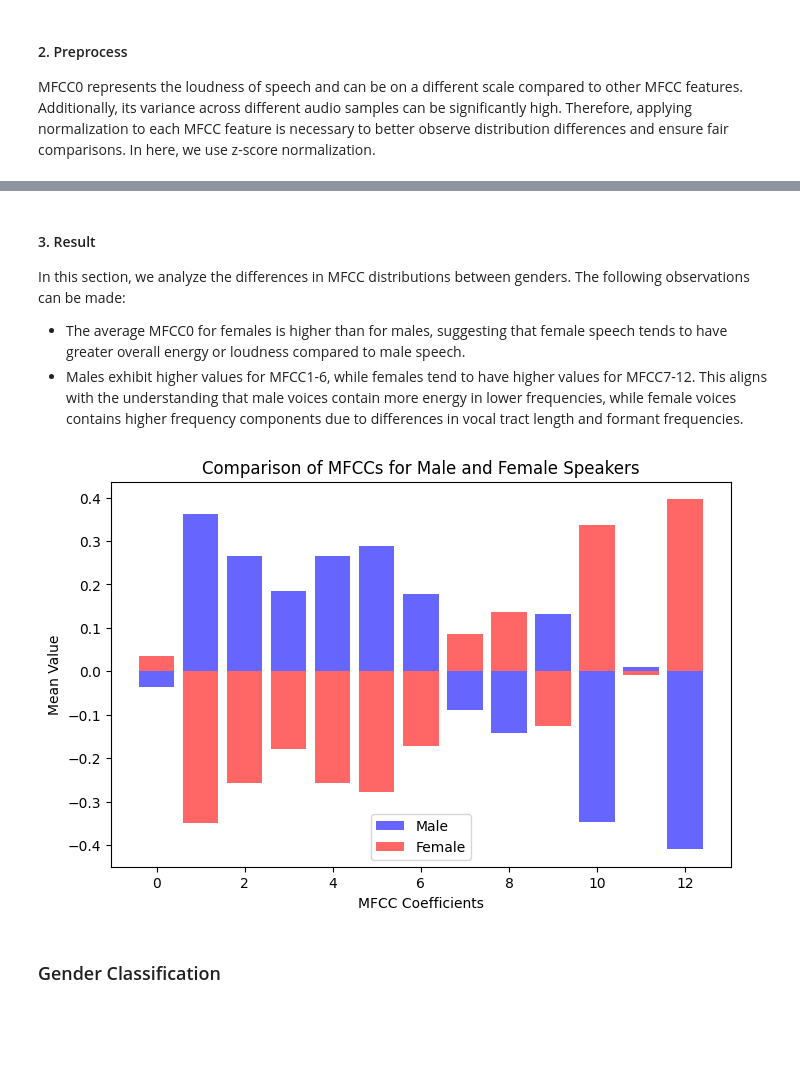
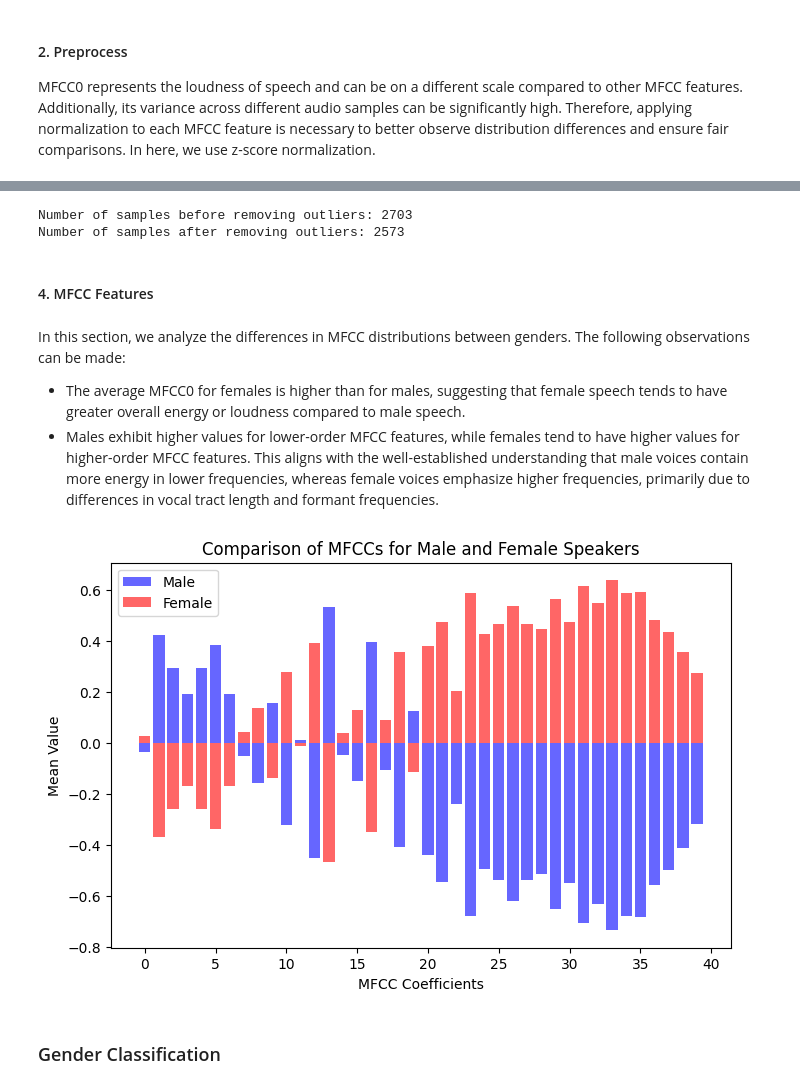
Before and after one commit to Morris88826/gender_speaker, a Jupyter notebook: task1.ipynb, the cells around one changed output, grey strips where cells are left out. Drawn from its saved outputs; the diff is of its cells as text; code cells hidden in the pictures; blank space fills up the shorter version.

```diff
--- a/task1.ipynb
+++ b/task1.ipynb
@@ -18,13 +19,14 @@ assert os.path.exists(info_path), 'Info file not found, please run preprocess.ip
 info = pd.read_csv(info_path)
 # %%
 class LibriSpeechData(Dataset):
-    def __init__(self, info, metadata=None, data_dir='./LibriSpeech', max_len=None):
+    def __init__(self, info, metadata=None, data_dir='./LibriSpeech', max_len=None, n_mfcc=13):
         if metadata is None:
             self.info = info
         else:
             self.info = info[info['speaker_id'].isin(metadata)]
         self.data_dir = data_dir
         self.max_len = max_len
+        self.n_mfcc = n_mfcc
 
         self.sex_dict = {'M': 0, 'F': 1}
 
@@ -39,7 +41,7 @@ class LibriSpeechData(Dataset):
         sex = sample['sex']
 
         audio_path = f'{self.data_dir}/{sample["audio_path"]}'
-        mfcc_features = get_mfcc_features(audio_path)
+        mfcc_features = get_mfcc_features(audio_path, n_mfcc=self.n_mfcc)
 
         if self.max_len is not None:
             if mfcc_features.shape[-1] < self.max_len:
@@ -50,7 +52,8 @@ class LibriSpeechData(Dataset):
         label = self.sex_dict[sex]
         return mfcc_features, label, (speaker_id, transcript)
 # %%
-dataset = LibriSpeechData(info, data_dir=data_dir)
+n_mfcc = 40
+dataset = LibriSpeechData(info, data_dir=data_dir, n_mfcc=n_mfcc)
 dataloader = DataLoader(dataset, batch_size=1, shuffle=True)
 # %% [markdown]
 ### MFCC Features
@@ -104,10 +107,12 @@ This helps in tasks such as speaker identification, emotion recognition, and mus
 average_mfccs = []
 gender_labels = []
 speaker_ids = []
+lengths = []
 for mfcc_features, label, (speaker_id, transcript) in tqdm.tqdm(dataloader):
     average_mfccs.append(mfcc_features.numpy().squeeze(0).mean(axis=-1))
     gender_labels.append(label.item())
     speaker_ids.append(speaker_id.item())
+    lengths.append(mfcc_features.shape[-1])
 
 average_mfccs = np.array(average_mfccs)
 gender_labels = np.array(gender_labels)
@@ -116,7 +121,8 @@ speaker_ids = np.array(speaker_ids)
 avg_mfcc_df = {
     'speaker_id': speaker_ids,
     'gender_labels': gender_labels,
-    'mfccs': average_mfccs.tolist()
+    'mfccs': average_mfccs.tolist(),
+    'lengths': lengths
 }
 
 avg_mfcc_df = pd.DataFrame(avg_mfcc_df)
@@ -179,22 +320,36 @@ female_mfcc_norm = scaler.transform(female_mfccs)
+# %%
+outlier_subjects = [2078, 7976]
+curated_avg_mfcc_df = avg_mfcc_df[~avg_mfcc_df['speaker_id'].isin(outlier_subjects)]
+print("Number of samples before removing outliers:", len(avg_mfcc_df))
+print("Number of samples after removing outliers:", len(curated_avg_mfcc_df))
+# %% [output]
+Number of samples before removing outliers: 2703
+Number of samples after removing outliers: 2573
+# %% [markdown]
+#### 4. MFCC Features
 # %% [markdown]
-#### 3. Result
-
 In this section, we analyze the differences in MFCC distributions between genders. The following observations can be made:
 * The average MFCC0 for females is higher than for males, suggesting that female speech tends to have greater overall energy or loudness compared to male speech.
-* Males exhibit higher values for MFCC1-6, while females tend to have higher values for MFCC7-12. This aligns with the understanding that male voices contain more energy in lower frequencies, while female voices contains higher frequency components due to differences in vocal tract length and formant frequencies.
+* Males exhibit higher values for lower-order MFCC features, while females tend to have higher values for higher-order MFCC features. This aligns with the well-established understanding that male voices contain more energy in lower frequencies, whereas female voices emphasize higher frequencies, primarily due to differences in vocal tract length and formant frequencies.
 # %%
 # Plot MFCCs
-features = range(13)
+scaler = StandardScaler()
+mfcc_norm = scaler.fit_transform(curated_avg_mfcc_df['mfccs'].values.tolist())
+
+male_mfcc_norm = scaler.transform(curated_avg_mfcc_df[curated_avg_mfcc_df['gender_labels'] == dataset.sex_dict['M']]['mfccs'].values.tolist())
+female_mfcc_norm = scaler.transform(curated_avg_mfcc_df[curated_avg_mfcc_df['gender_labels'] == dataset.sex_dict['F']]['mfccs'].values.tolist())
+
+features = range(n_mfcc)
 plt.figure(figsize=(8, 5))
 plt.bar(features, np.mean(male_mfcc_norm, axis=0), alpha=0.6, label="Male", color="blue")
 plt.bar(features, np.mean(female_mfcc_norm, axis=0), alpha=0.6, label="Female", color="red")
 plt.xlabel("MFCC Coefficients")
 plt.ylabel("Mean Value")
 plt.title("Comparison of MFCCs for Male and Female Speakers")
 plt.legend()
 plt.show()
 # %% [output]
-[figure, old version]
+[figure, new version]
 # %% [markdown]
 ### Gender Classification
 # %% [markdown]
```
Also changed, not shown: parts of 44 cells of this notebook, 7 other files.
